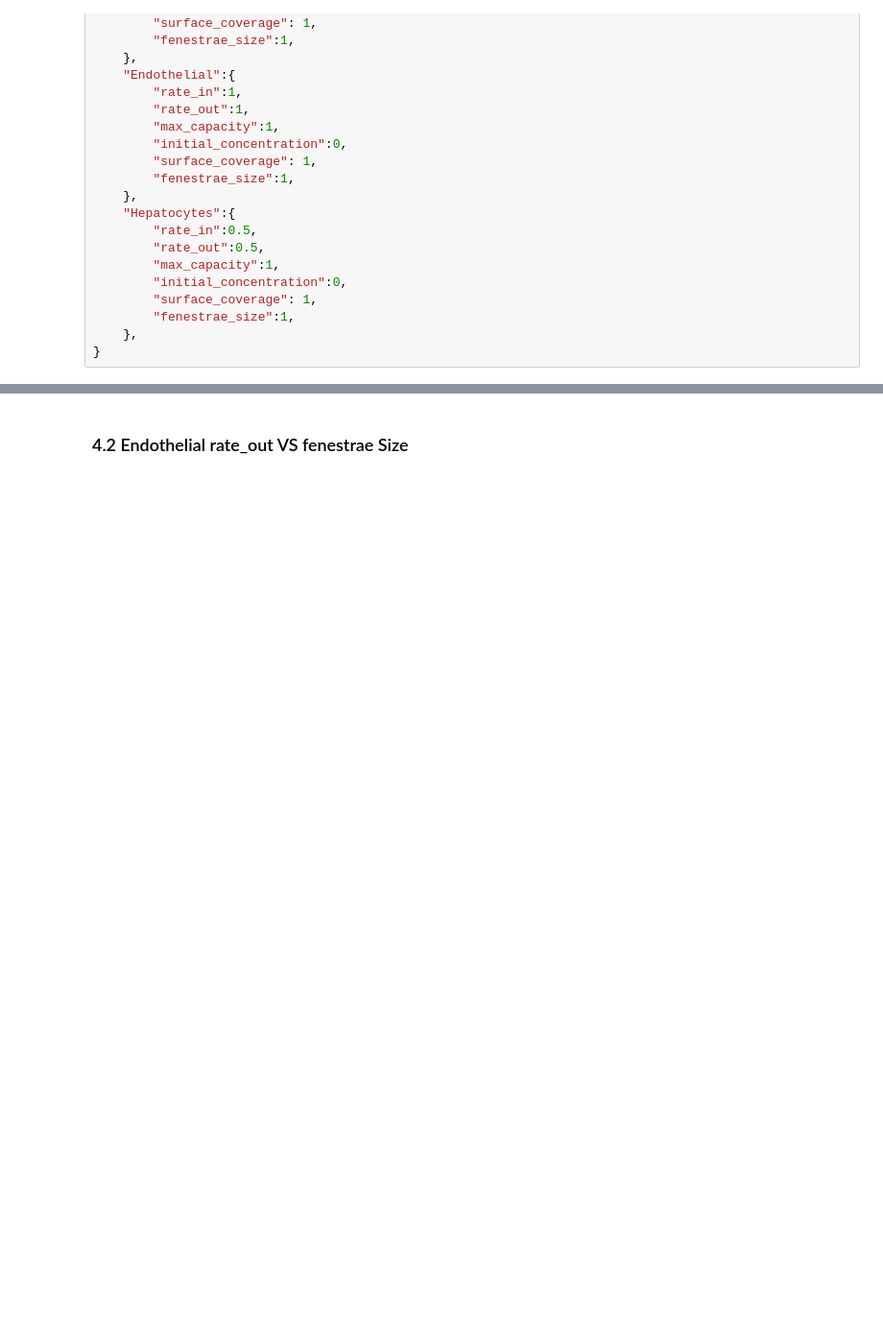
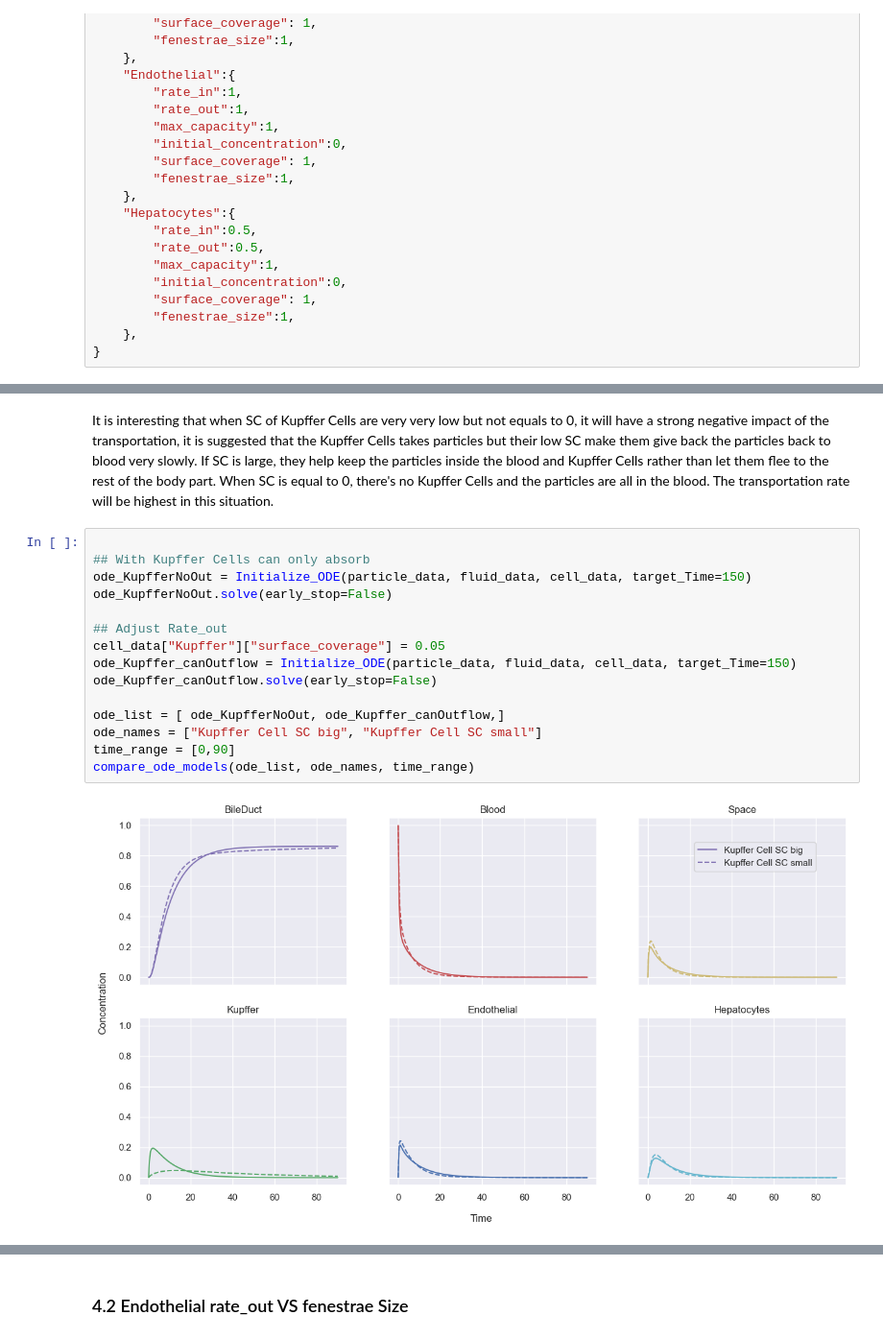
Before and after one commit to lich2000117/NanoParticles-Modelling, a Jupyter notebook: Code/Final_Model.ipynb, the cells around one changed output, grey strips where cells are left out. Shown at 96% size. Drawn from its saved outputs; the diff is of its cells as text; blank space fills up the shorter version.

```diff
--- a/Code/Final_Model.ipynb
+++ b/Code/Final_Model.ipynb
@@ -995,0 +980,20 @@ Text(0.5, 1.0, 'Concentration in The Bile Duct')
+# %% [markdown]
+It is interesting that when SC of Kupffer Cells are very very low but not equals to 0, it will have a strong negative impact of the transportation, it is suggested that the Kupffer Cells takes particles but their low SC make them give back the particles back to blood very slowly. If SC is large, they help keep the particles inside the blood and Kupffer Cells rather than let them flee to the rest of the body part.
+When SC is equal to 0, there's no Kupffer Cells and the particles are all in the blood. The transportation rate will be highest in this situation.
+# %%
+
+## With Kupffer Cells can only absorb
+ode_KupfferNoOut = Initialize_ODE(particle_data, fluid_data, cell_data, target_Time=150)
+ode_KupfferNoOut.solve(early_stop=False)
+
+## Adjust Rate_out
+cell_data["Kupffer"]["surface_coverage"] = 0.05
+ode_Kupffer_canOutflow = Initialize_ODE(particle_data, fluid_data, cell_data, target_Time=150)
+ode_Kupffer_canOutflow.solve(early_stop=False)
+
+ode_list = [ ode_KupfferNoOut, ode_Kupffer_canOutflow,]
+ode_names = ["Kupffer Cell SC big", "Kupffer Cell SC small"]
+time_range = [0,90]
+compare_ode_models(ode_list, ode_names, time_range)
+# %% [output]
+[figure, added]
```
Also changed, not shown: parts of 19 cells of this notebook, 12 other files.
